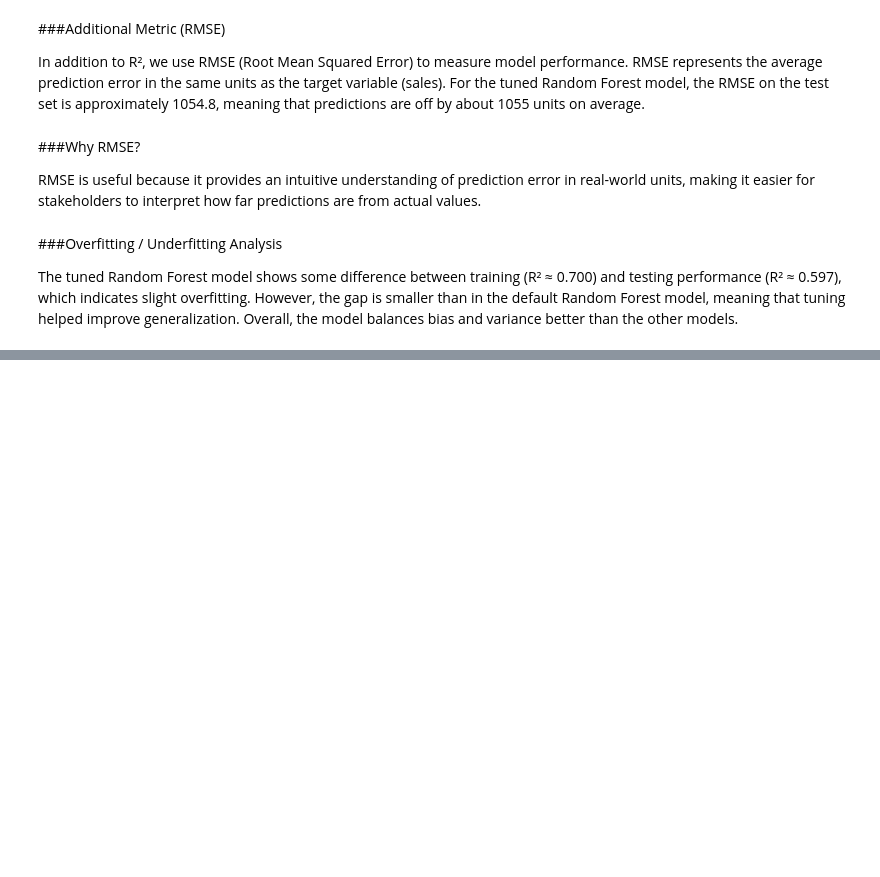
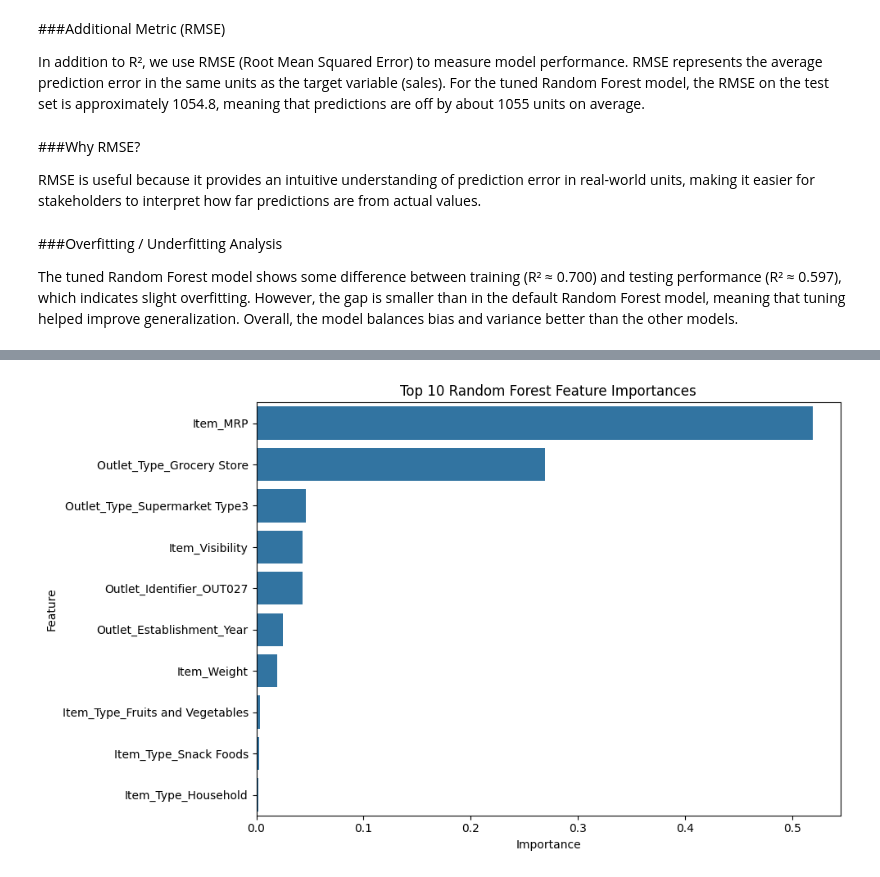
Before and after one commit to HanaaMaswada/Prediction-of-Product-Sales, a Jupyter notebook: Project_1(Core).ipynb, the cells around one changed output, grey strips where cells are left out. Cells and saved outputs as stored; diff of their text form; code cells hidden in the pictures; blank space fills up the shorter version.

```diff
--- a/Project_1(Core).ipynb
+++ b/Project_1(Core).ipynb
@@ -796,7 +833,7 @@ from sklearn.metrics import r2_score
 
 # Build default Random Forest model inside a pipeline
 rf = RandomForestRegressor(random_state=42)
-rf_pipe = make_pipeline(preprocessor, rf)
+rf_pipe = make_pipeline(col_transformer, rf)
 
 # Fit the model on training data
 rf_pipe.fit(X_train, y_train)
@@ -805,7 +842,7 @@ rf_pipe.fit(X_train, y_train)
 print("Random Forest Results:")
 evaluate_regression(rf_pipe, X_train, y_train, X_test, y_test)
 
-# Optional: get R2 values directly for easier comparison
+# Get R2 values directly
 y_train_pred_rf = rf_pipe.predict(X_train)
 y_test_pred_rf = rf_pipe.predict(X_test)
 
@@ -817,8 +854,8 @@ print(f"Train R2: {rf_train_r2:.3f}")
 print(f"Test R2 : {rf_test_r2:.3f}")
 
 # Compare with Linear Regression
-y_train_pred_lr = lin_reg_pipe.predict(X_train)
-y_test_pred_lr = lin_reg_pipe.predict(X_test)
+y_train_pred_lr = linreg_pipe.predict(X_train)
+y_test_pred_lr = linreg_pipe.predict(X_test)
 
 lr_train_r2 = r2_score(y_train, y_train_pred_lr)
 lr_test_r2 = r2_score(y_test, y_test_pred_lr)
@@ -865,7 +902,7 @@ from sklearn.metrics import r2_score
 
 # Random Forest pipeline
 rf_pipe = make_pipeline(
-    preprocessor,
+    col_transformer,
     RandomForestRegressor(random_state=42)
 )
 
@@ -979,0 +1060,11 @@ Overall, the model balances bias and variance better than the other models.
+# %%
+# Get feature names and feature importances from best Random Forest
+feature_names = best_rf.named_steps['columntransformer'].get_feature_names_out()
+importances = best_rf.named_steps['randomforestregressor'].feature_importances_
+
+importance_df = pd.DataFrame({
+    'Feature': feature_names,
+    'Importance': importances
+}).sort_values('Importance', ascending=False)
+
+importance_df.head(10)
@@ -979,0 +1083,11 @@ Overall, the model balances bias and variance better than the other models.
+# %%
+plt.figure(figsize=(10, 6))
+sns.barplot(data=importance_df.head(10), x='Importance', y='Feature')
+plt.title('Top 10 Random Forest Feature Importances')
+plt.xlabel('Importance')
+plt.ylabel('Feature')
+plt.tight_layout()
+plt.savefig('random_forest_feature_importance.png', dpi=300, bbox_inches='tight')
+plt.show()
+# %% [output]
+[figure, added]
```
Also changed, not shown: parts of 11 cells of this notebook.
